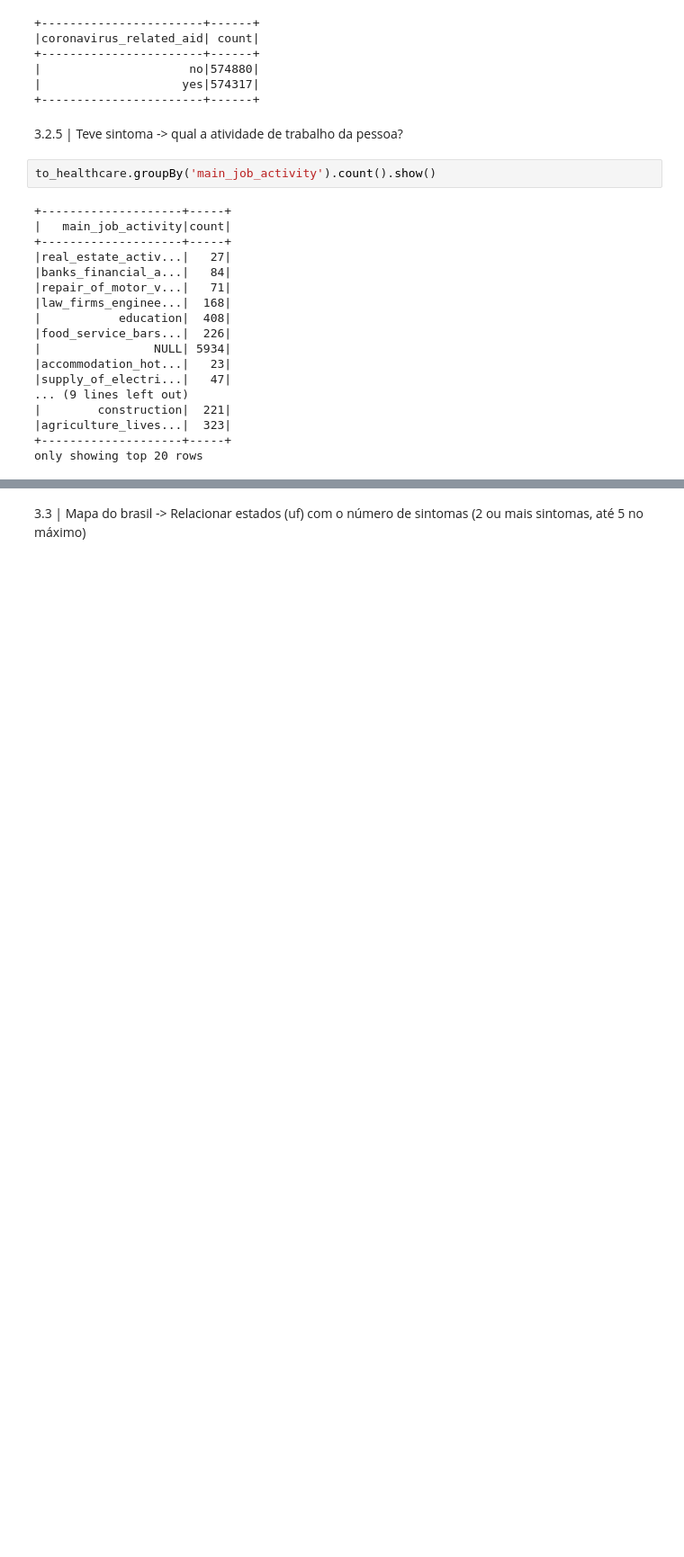
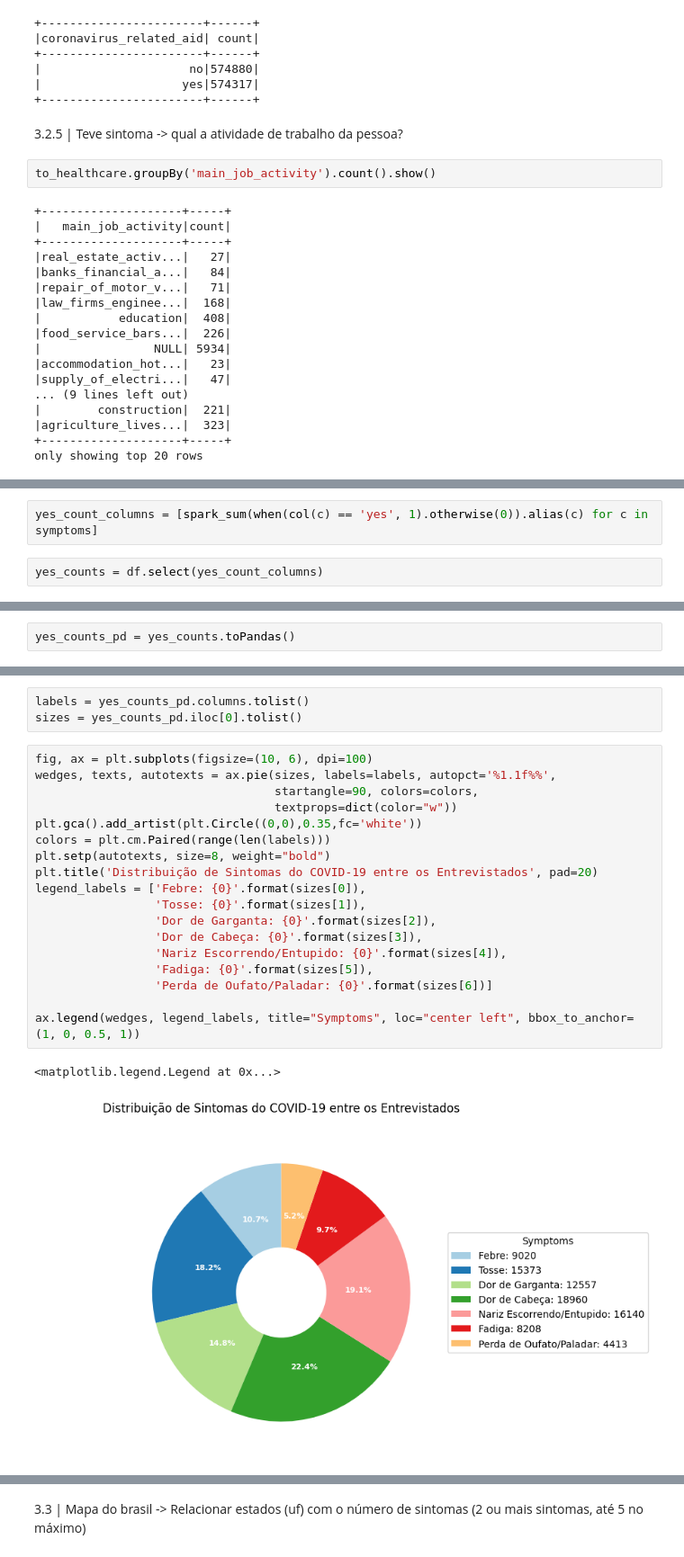
Before and after one commit to Rabramo/PosTech-DataAnalytics_TechChallenge_3, a Jupyter notebook: PNAD_Covid19_V3.ipynb, the cells around one changed output, grey strips where cells are left out. Shown: that part at 90% size. Saved outputs shown, nothing was run; the diff lists cells and outputs as text; blank space fills up the shorter version.

```diff
--- a/PNAD_Covid19_V3.ipynb
+++ b/PNAD_Covid19_V3.ipynb
@@ -734,0 +750,4 @@ only showing top 20 rows
+# %%
+yes_count_columns = [spark_sum(when(col(c) == 'yes', 1).otherwise(0)).alias(c) for c in symptoms]
+# %%
+yes_counts = df.select(yes_count_columns)
@@ -734,0 +762,2 @@ only showing top 20 rows
+# %%
+yes_counts_pd = yes_counts.toPandas()
@@ -734,0 +786,24 @@ only showing top 20 rows
+# %%
+labels = yes_counts_pd.columns.tolist()
+sizes = yes_counts_pd.iloc[0].tolist()
+# %%
+fig, ax = plt.subplots(figsize=(10, 6), dpi=100)
+wedges, texts, autotexts = ax.pie(sizes, labels=labels, autopct='%1.1f%%',
+                                  startangle=90, colors=colors,
+                                  textprops=dict(color="w"))
+plt.gca().add_artist(plt.Circle((0,0),0.35,fc='white'))
+colors = plt.cm.Paired(range(len(labels)))
+plt.setp(autotexts, size=8, weight="bold")
+plt.title('Distribuição de Sintomas do COVID-19 entre os Entrevistados', pad=20)
+legend_labels = ['Febre: {0}'.format(sizes[0]),
+                 'Tosse: {0}'.format(sizes[1]),
+                 'Dor de Garganta: {0}'.format(sizes[2]),
+                 'Dor de Cabeça: {0}'.format(sizes[3]),
+                 'Nariz Escorrendo/Entupido: {0}'.format(sizes[4]),
+                 'Fadiga: {0}'.format(sizes[5]),
+                 'Perda de Oufato/Paladar: {0}'.format(sizes[6])]
+
+ax.legend(wedges, legend_labels, title="Symptoms", loc="center left", bbox_to_anchor=(1, 0, 0.5, 1))
+# %% [output]
+<matplotlib.legend.Legend at 0x...>
+[figure, added]
```
Also changed, not shown: parts of 39 cells of this notebook.
